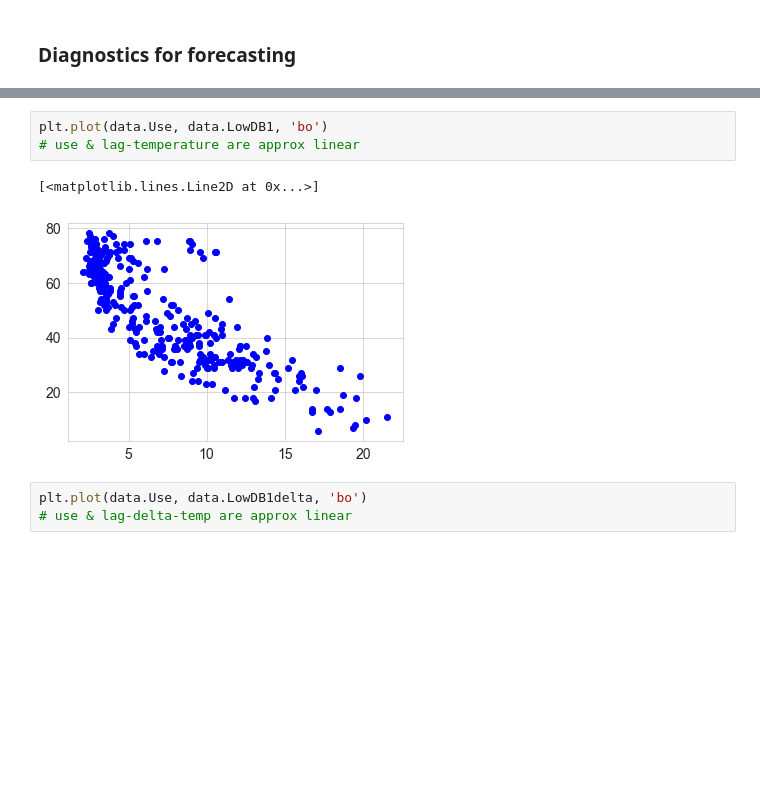
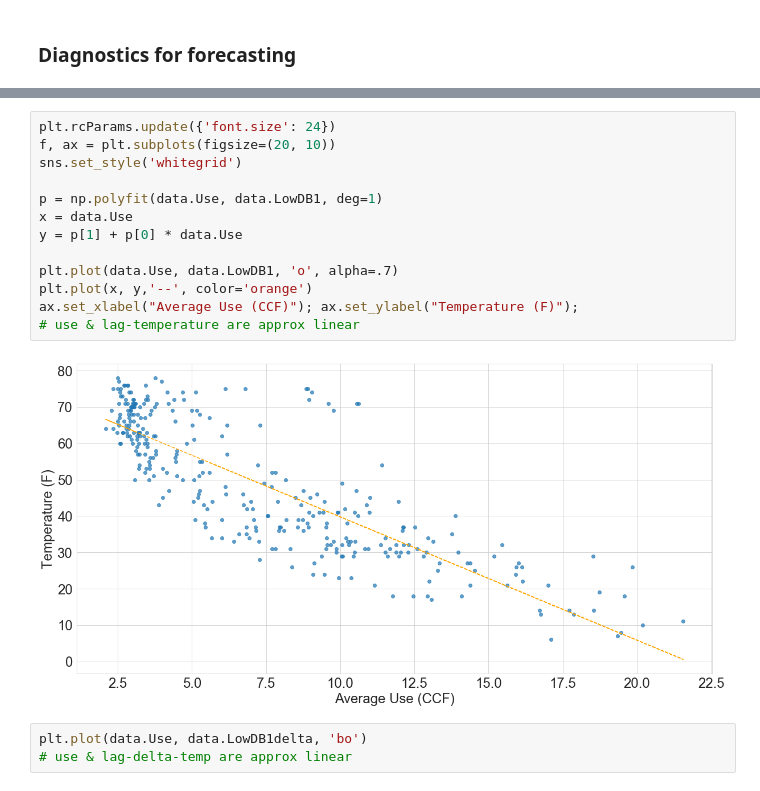
Before and after one commit to yz669/Capstone_2018Fall, a Jupyter notebook: Cluster.ipynb, the cells around one changed output, grey strips where cells are left out. Drawn from its saved outputs; the diff is of its cells as text; blank space fills up the shorter version.

```diff
--- a/Cluster.ipynb
+++ b/Cluster.ipynb
@@ -1080,9 +1074,18 @@ data.head()
-# %%
-plt.plot(data.Use, data.LowDB1, 'bo')
-# use & lag-temperature are approx linear
-# %% [output]
-[<matplotlib.lines.Line2D at 0x...>]
-[figure, removed]
+# %%
+plt.rcParams.update({'font.size': 24})
+f, ax = plt.subplots(figsize=(20, 10))
+sns.set_style('whitegrid')
+
+p = np.polyfit(data.Use, data.LowDB1, deg=1)
+x = data.Use
+y = p[1] + p[0] * data.Use
+
+plt.plot(data.Use, data.LowDB1, 'o', alpha=.7)
+plt.plot(x, y,'--', color='orange')
+ax.set_xlabel("Average Use (CCF)"); ax.set_ylabel("Temperature (F)");
+# use & lag-temperature are approx linear
+# %% [output]
+[figure, added]
 # %%
 plt.plot(data.Use, data.LowDB1delta, 'bo')
 # use & lag-delta-temp are approx linear
```
Also changed, not shown: parts of 3 cells of this notebook.
